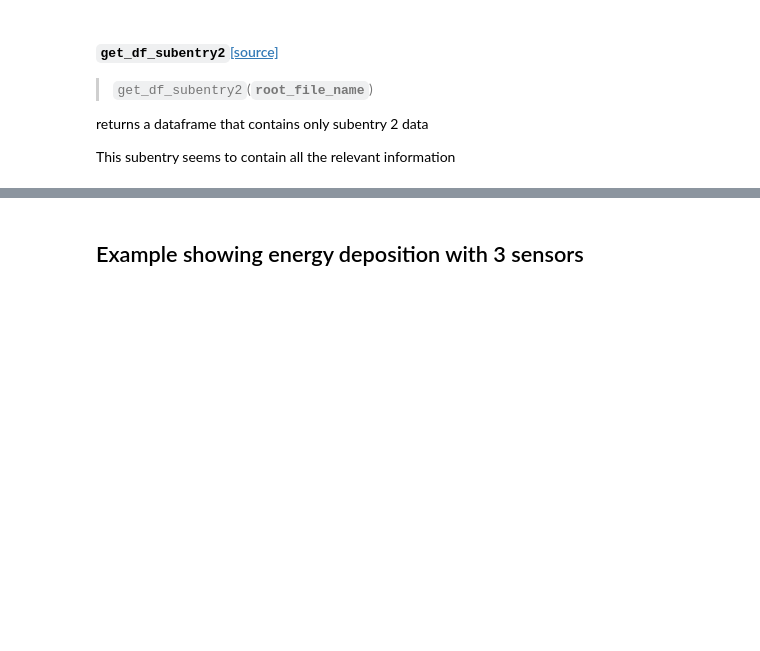
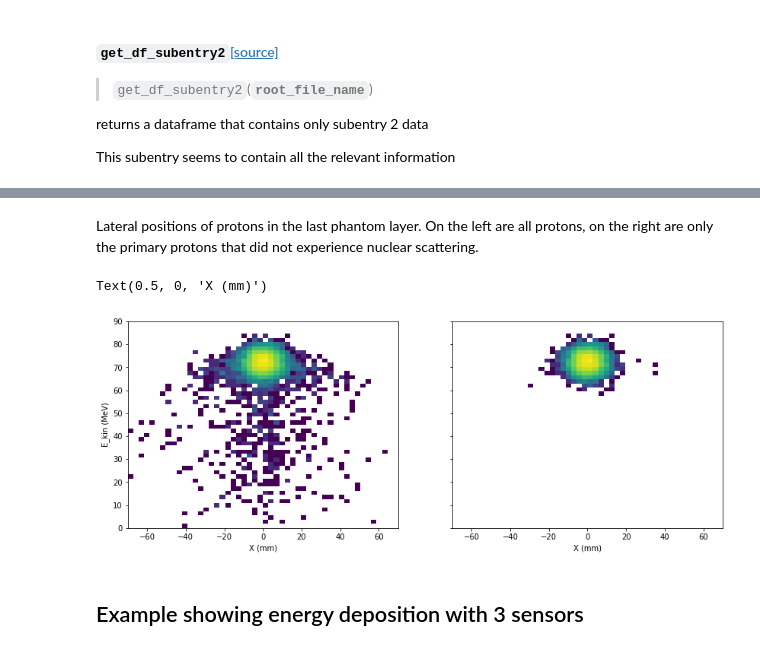
Before and after one commit to dmitryhits/ProtonBeamTherapy, a Jupyter notebook: nbs/01_analysis.ipynb, the cells around one changed output, grey strips where cells are left out. Saved outputs shown, nothing was run; the diff lists cells and outputs as text; code cells hidden in the pictures; blank space fills up the shorter version.

```diff
--- a/nbs/01_analysis.ipynb
+++ b/nbs/01_analysis.ipynb
@@ -128,0 +177,16 @@ Ekin_proton.hist(bins=50)
+# %% [markdown]
+Lateral positions of protons in the last phantom layer. On the left are all protons, on the right are only the primary protons that did not experience nuclear scattering.
+# %%
+x0 =  ph19[(ph19["ParticleName"]=='proton') & (ph19['CreatorProcess'] == 0) & (ph19['NuclearProcess'] == 0)]['X']
+ekin0 =  ph19[(ph19["ParticleName"]=='proton') & (ph19['CreatorProcess'] == 0) & (ph19['NuclearProcess'] == 0)]['Ekine']
+x1 =  ph19[(ph19["ParticleName"]=='proton')]['X']
+ekin1 =  ph19[(ph19["ParticleName"]=='proton')]['Ekine']
+fig, (ax_all, ax_prim) = plt.subplots(1,2, figsize = (14, 5), sharey=True)
+__ =ax_all.hist2d(x1, ekin1, bins=50, norm=colors.LogNorm(), range=[[-70, 70],[0, 90]])
+ax_all.set_ylabel('E_kin (MeV)')
+ax_all.set_xlabel('X (mm)')
+__ = ax_prim.hist2d(x0, ekin0, bins=50, norm=colors.LogNorm(),  range=[[-70, 70],[0, 90]])
+ax_prim.set_xlabel('X (mm)')
+# %% [output]
+Text(0.5, 0, 'X (mm)')
+[figure, added]
```
Also changed, not shown: parts of 13 cells of this notebook, 6 other files.
